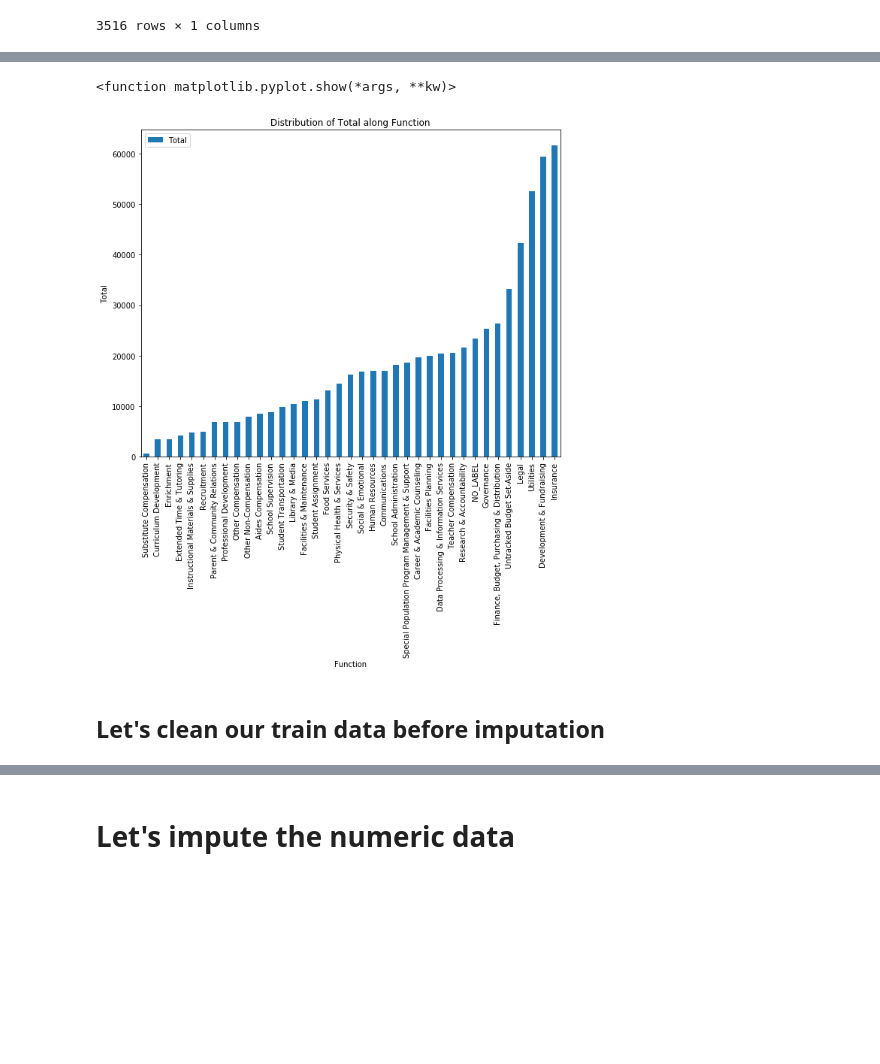
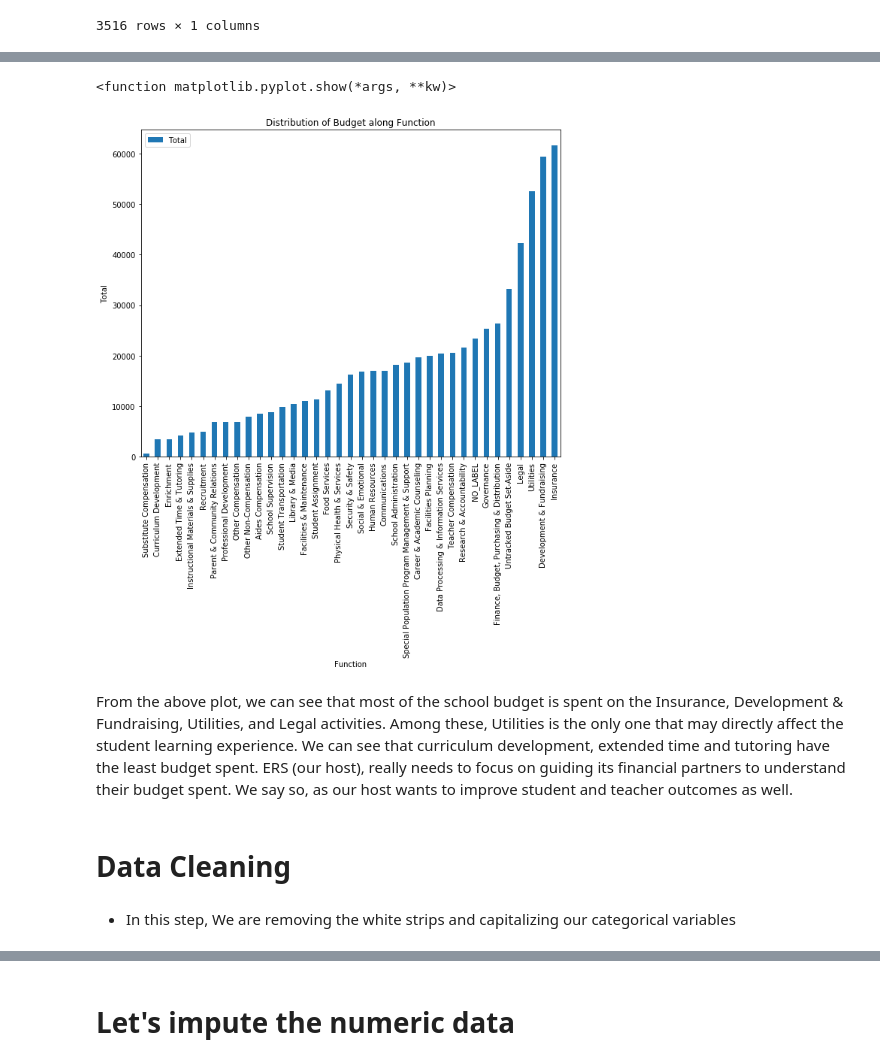
Before and after one commit to ayeshabhimdi/education-reboot, a Jupyter notebook: project/Reboot-Education_boxplot.ipynb, the cells around one changed output, grey strips where cells are left out. Saved outputs shown, nothing was run; the diff lists cells and outputs as text; code cells hidden in the pictures; blank space fills up the shorter version.

```diff
--- a/project/Reboot-Education_boxplot.ipynb
+++ b/project/Reboot-Education_boxplot.ipynb
@@ -287,14 +293,19 @@ plt.show
 # %%
 ave_total_func=train[['Total', 'Function']].groupby(['Function'], as_index = True).mean().sort_values(by = 'Total')
 ave_total_func.plot.bar(figsize= (10,8))
-plt.title('Distribution of Total along Function')
+plt.title('Distribution of Budget along Function')
 plt.ylabel('Total')
 plt.show
 # %% [output]
 <function matplotlib.pyplot.show(*args, **kw)>
-[figure, old version]
+[figure, new version]
-# %% [markdown]
-## Let's clean our train data before imputation
+# %% [markdown]
+From the above plot, we can see that most of the school budget is spent on the Insurance, Development & Fundraising, Utilities, and Legal activities. Among these, Utilities is the only one that may directly affect the student learning experience. We can see that curriculum development, extended time and tutoring have the least budget spent.
+ERS (our host), really needs to focus on guiding its financial partners to understand their budget spent. We say so, as our host wants to improve student and teacher outcomes as well.
+# %% [markdown]
+# Data Cleaning
+# %% [markdown]
+* In this step, We are removing the white strips and capitalizing our categorical variables
 # %%
 train_trimmed = train.apply(lambda x: x.str.strip() if x.dtype == "object" else x) #change to category if ran
 #the cell which changes object to category
```
Also changed, not shown: parts of 22 cells of this notebook.
